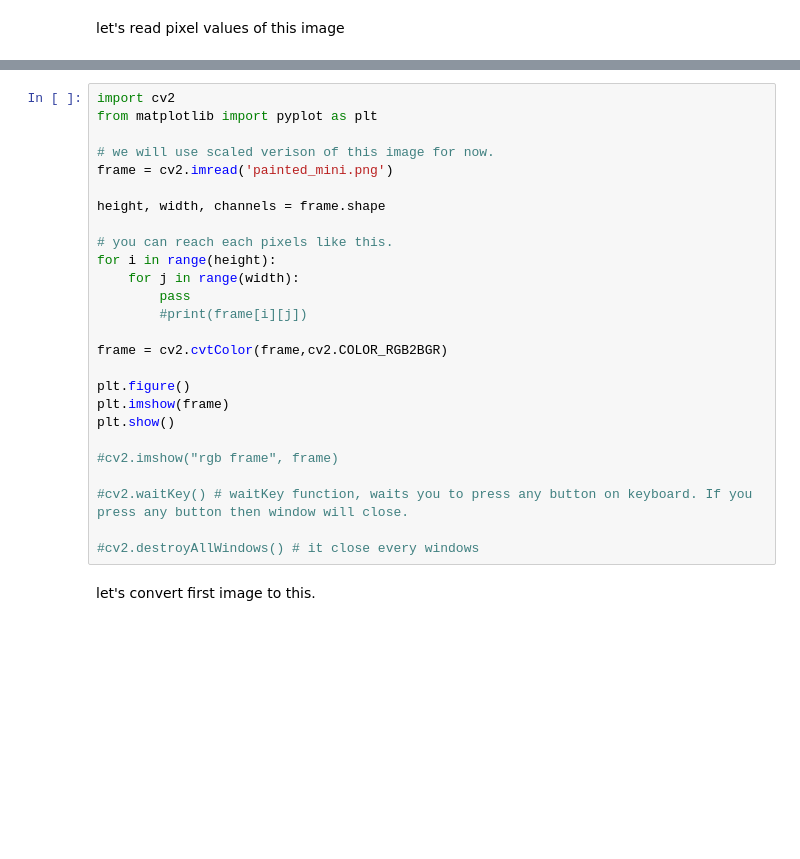
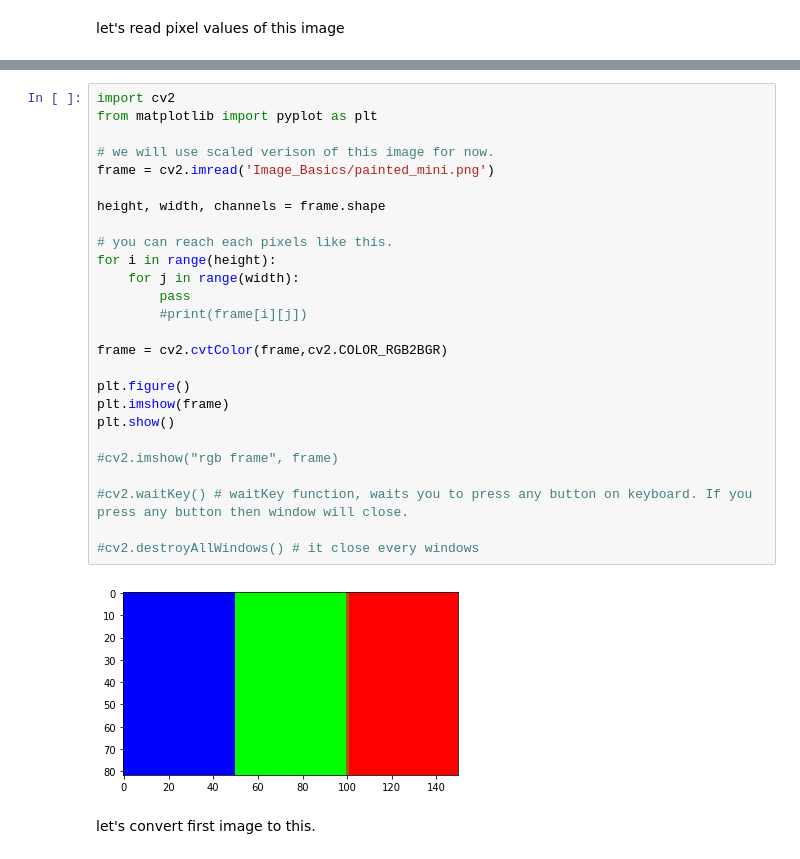
Before and after one commit to emrgry/ImageProcessingCourse, a Jupyter notebook: Image_Basics.ipynb, the cells around one changed output, grey strips where cells are left out. Drawn from its saved outputs; the diff is of its cells as text; blank space fills up the shorter version.

```diff
--- a/Image_Basics.ipynb
+++ b/Image_Basics.ipynb
@@ -202,29 +206,31 @@ plt.show()
 # %%
 import cv2
 from matplotlib import pyplot as plt
 
 # we will use scaled verison of this image for now.
-frame = cv2.imread('painted_mini.png')
+frame = cv2.imread('Image_Basics/painted_mini.png')
 
 height, width, channels = frame.shape
 
 # you can reach each pixels like this.
 for i in range(height):
     for j in range(width):
         pass
         #print(frame[i][j])
 
 frame = cv2.cvtColor(frame,cv2.COLOR_RGB2BGR)
 
 plt.figure()
 plt.imshow(frame)
 plt.show()
 
 #cv2.imshow("rgb frame", frame)
 
 #cv2.waitKey() # waitKey function, waits you to press any button on keyboard. If you press any button then window will close.
 
 #cv2.destroyAllWindows() # it close every windows
+# %% [output]
+[figure, added]
 # %% [markdown]
 let's convert first image to this.
 # %% [markdown]
```
Also changed, not shown: parts of 11 cells of this notebook, 9 other files.
